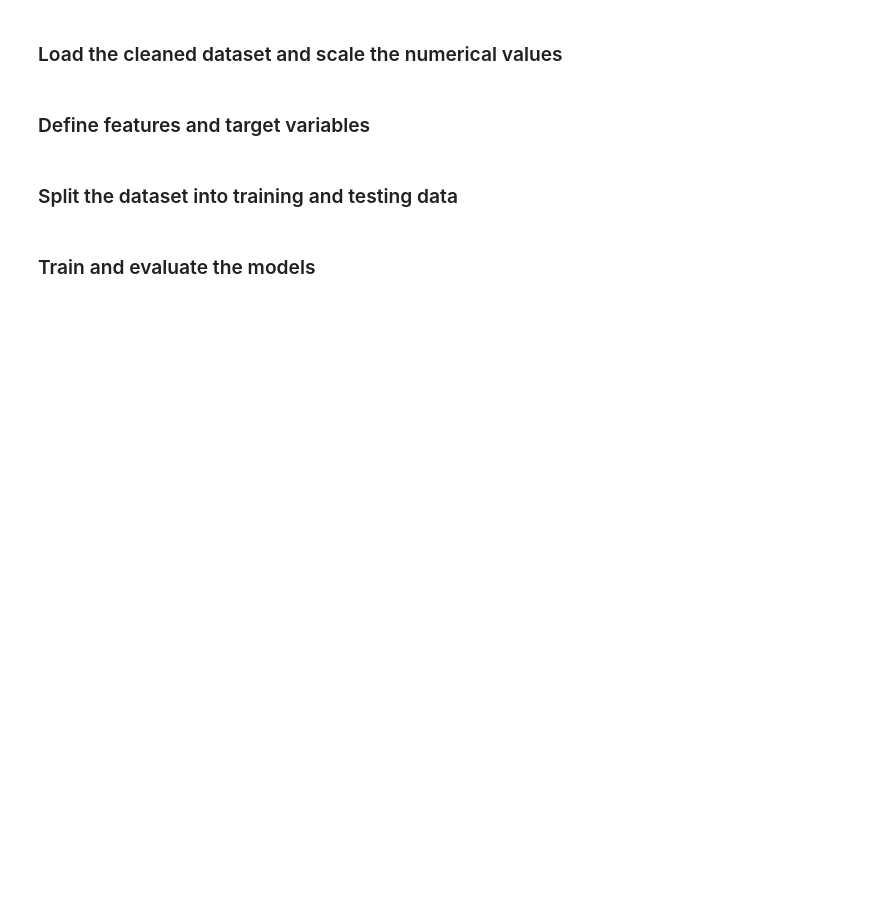
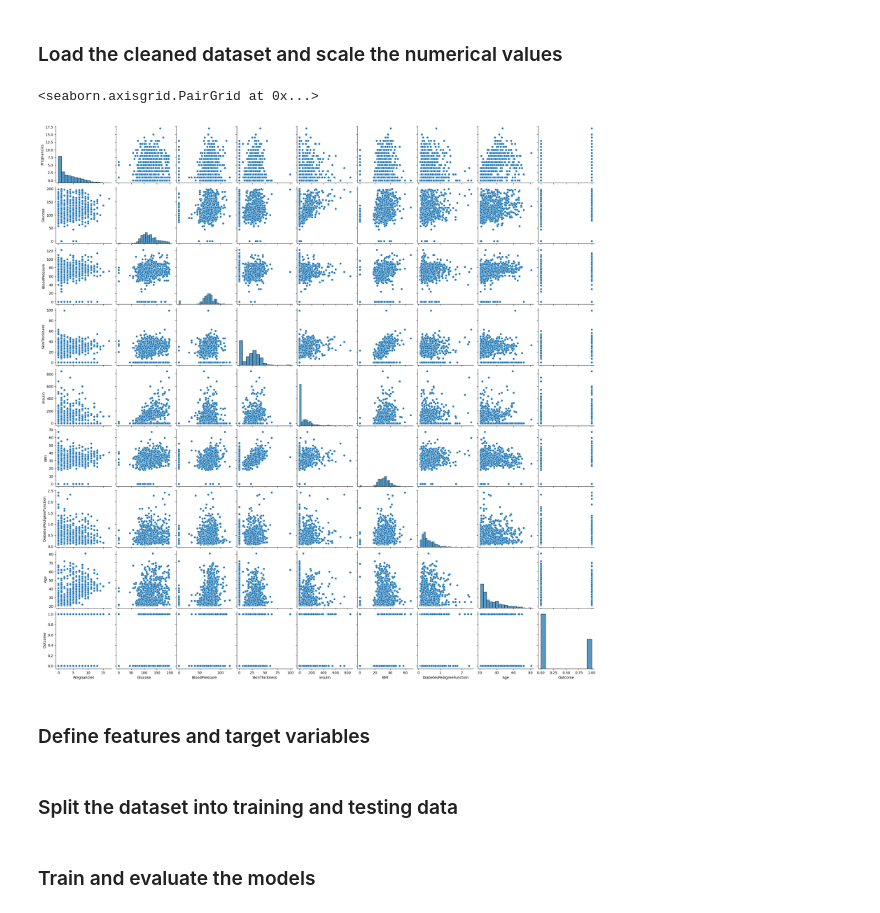
Before and after one commit to footroot/C12-Lecture-Backpack, a Jupyter notebook: Data Science (DS)/Week11/TaskWalkthrough1/Code/diabetesAnalysis.ipynb, the cells around one changed output. Cells and saved outputs as stored; diff of their text form; code cells hidden in the pictures; blank space fills up the shorter version.

```diff
--- a/Data Science (DS)/Week11/TaskWalkthrough1/Code/diabetesAnalysis.ipynb
+++ b/Data Science (DS)/Week11/TaskWalkthrough1/Code/diabetesAnalysis.ipynb
@@ -21,4 +16,10 @@ please provide us feedback at https://github.com/pandas-dev/pandas/issues/54466
 # %% [markdown]
 ### Load the cleaned dataset and scale the numerical values
+# %%
+df = pd.read_csv("diabetes.csv")
+sns.pairplot(df)
+# %% [output]
+<seaborn.axisgrid.PairGrid at 0x...>
+[figure, added]
 # %% [markdown]
 ### Define features and target variables
```
Also changed, not shown: parts of 17 cells of this notebook.
